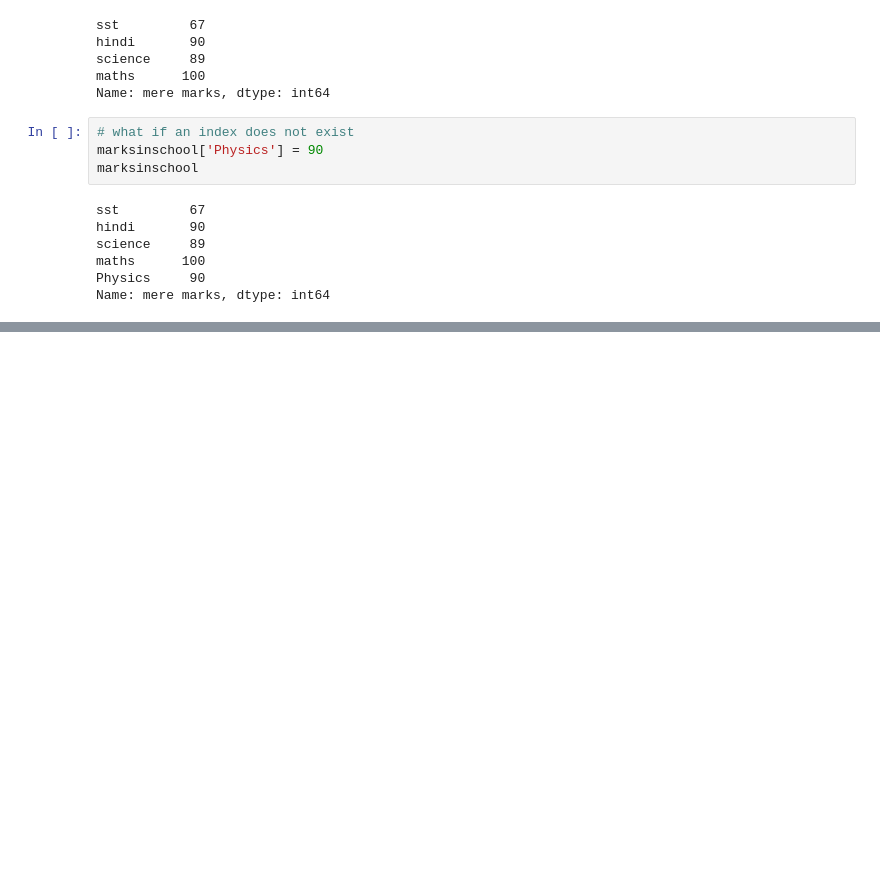
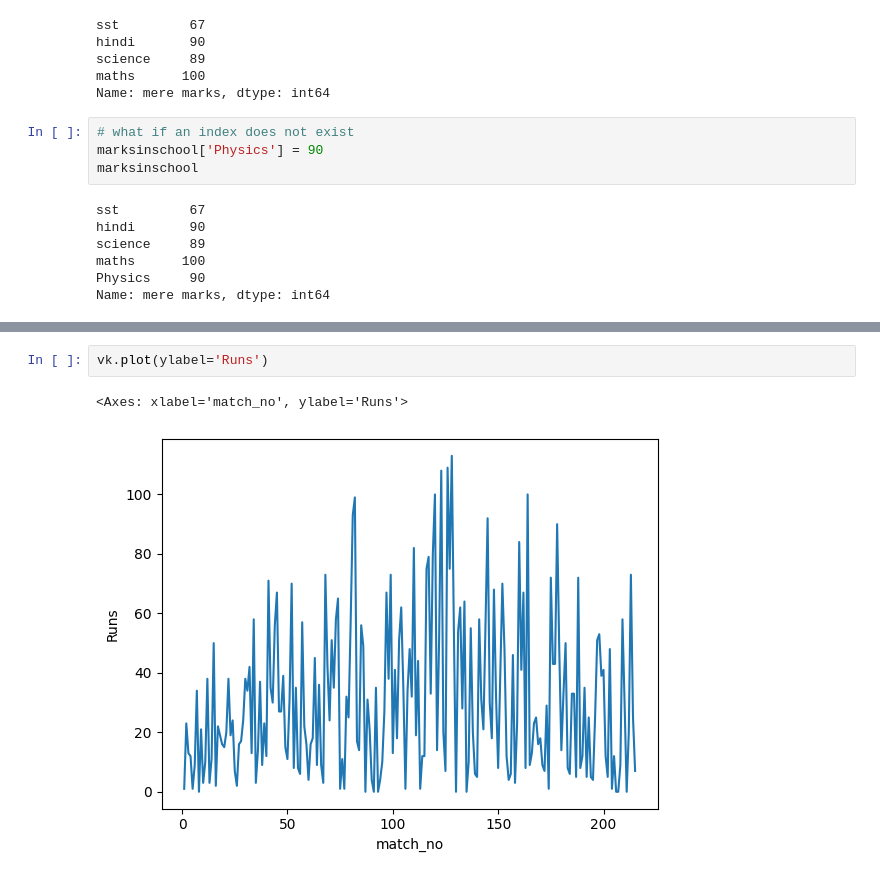
Before and after one commit to Himanshu-Yadav-0/Pandas, a Jupyter notebook: pandas_series.ipynb, the cells around one changed output, grey strips where cells are left out. Saved outputs shown, nothing was run; the diff lists cells and outputs as text; blank space fills up the shorter version.

```diff
--- a/pandas_series.ipynb
+++ b/pandas_series.ipynb
@@ -305,0 +334,5 @@ Name: mere marks, dtype: int64
+# %%
+vk.plot(ylabel='Runs')
+# %% [output]
+<Axes: xlabel='match_no', ylabel='Runs'>
+[figure, added]
```
Also changed, not shown: parts of 10 cells of this notebook.
